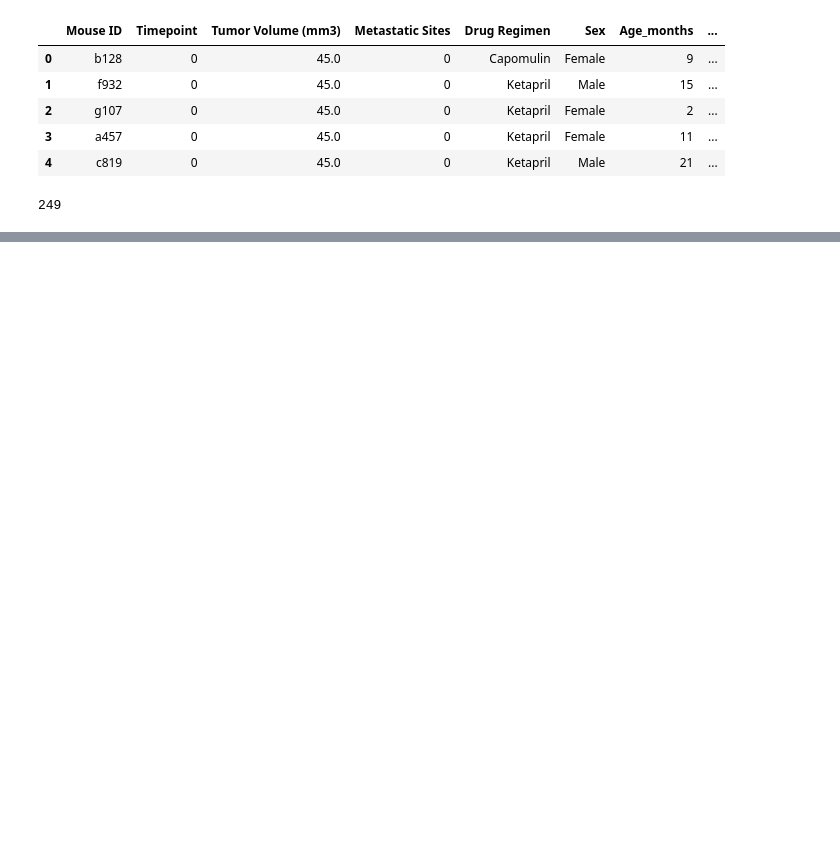
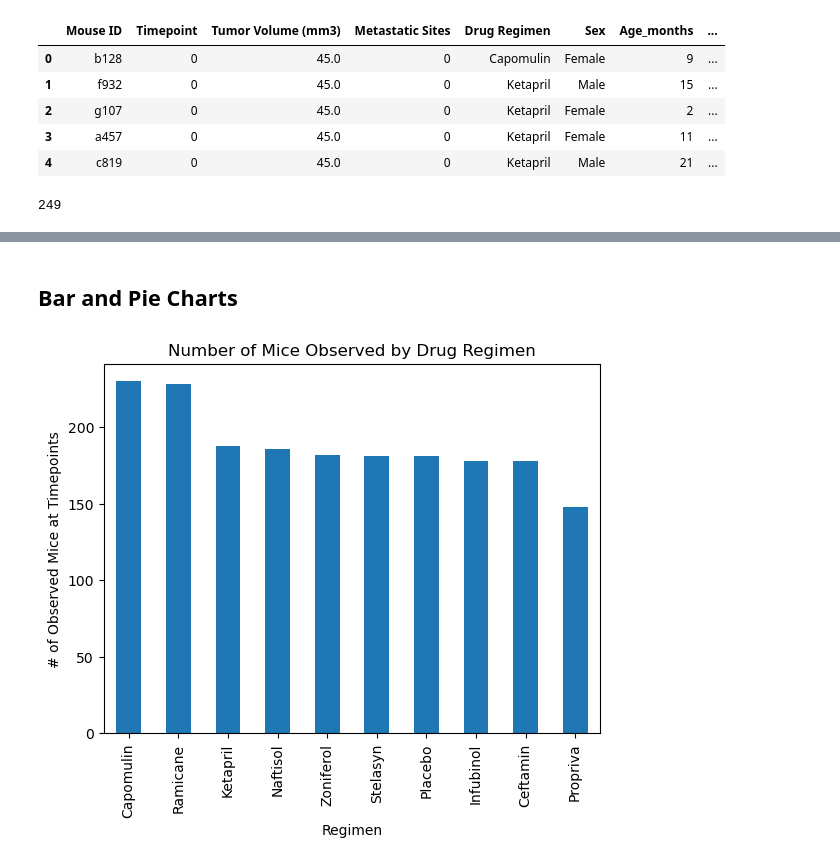
Before and after one commit to henniferkay/matplotlib-challenge, a Jupyter notebook: Pymaceuticals/main.ipynb, the cells around one changed output, grey strips where cells are left out. Drawn from its saved outputs; the diff is of its cells as text; code cells hidden in the pictures; blank space fills up the shorter version.

```diff
--- a/Pymaceuticals/main.ipynb
+++ b/Pymaceuticals/main.ipynb
@@ -51,0 +68,4 @@ duplicates
+# %%
+# create a clean dataframe after dropping the duplicate mouse
+mouse_study = mouse_study.drop(mouse_study[mouse_study['Mouse ID'] == "g989"].index)
+mouse_study.head()
@@ -51,0 +138,12 @@ duplicates
+# %% [markdown]
+## Bar and Pie Charts
+# %%
+# generate a bar plot showing the total number of rows (Mouse ID/Timepoints) for each drug regimen using pandas
+regimen_counts = mouse_study["Drug Regimen"].value_counts()
+count_chart = regimen_counts.plot(kind="bar",
+                                  title="Number of Mice Observed by Drug Regimen",
+                                  xlabel="Regimen",
+                                  ylabel="# of Observed Mice at Timepoints")
+plt.show()
+# %% [output]
+[figure, added]
```
Also changed, not shown: parts of 23 cells of this notebook.
